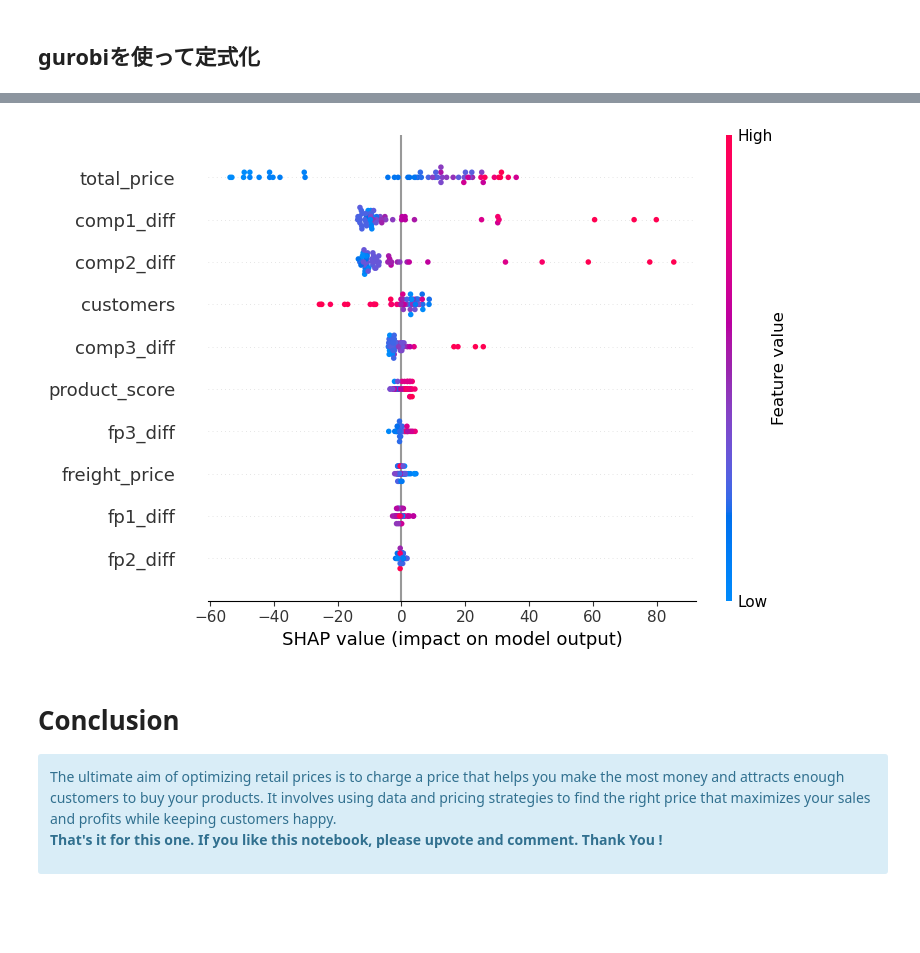
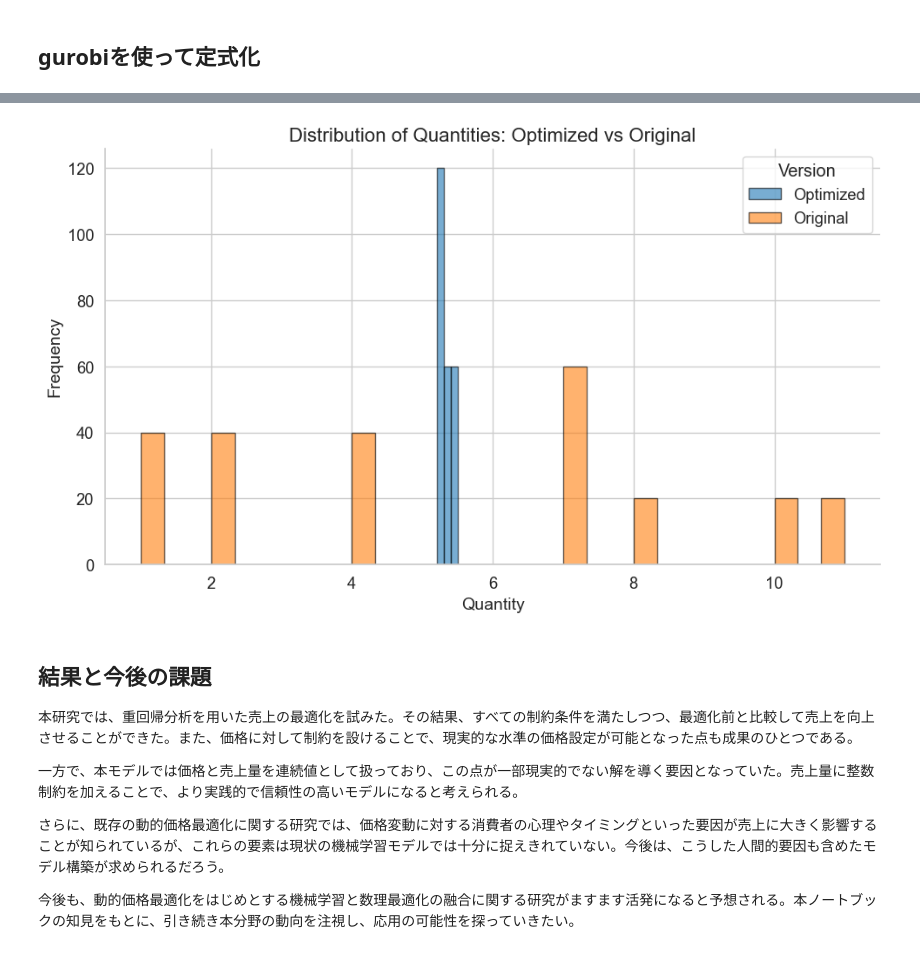
Before and after one commit to happy-kaichi/gurobi_machin-learning, a Jupyter notebook: retail-price-optimization.ipynb, the cells around one changed output, grey strips where cells are left out. Drawn from its saved outputs; the diff is of its cells as text; code cells hidden in the pictures; blank space fills up the shorter version.

```diff
--- a/retail-price-optimization.ipynb
+++ b/retail-price-optimization.ipynb
@@ -477,7 +605,9 @@ for i in target_qty.index:
     price = new_price[i].X
     qty = new_qty[i].X
 
+
     revenue = price * qty
+    original_revenue = original_price * original_qty
 
     results.append({
         "product_id": pid,
@@ -485,7 +615,8 @@ for i in target_qty.index:
         "optimized_qty": qty,
         "original_price":original_price,
         "optimized_price": price,
-        "revenue": revenue
+        "original_revenue":original_revenue,
+        "optimal_revenue": revenue
     })
 
 # DataFrame化して表示
@@ -493,6 +624,6 @@ results_df = pd.DataFrame(results)
 
 # 結果表示（必要に応じてソートやフィルター）
 print(results_df)  # 上位10件のみ表示（多い場合）
-print("\n🔢 合計売上（最適化後）:", results_df["revenue"].sum())
+print("\n🔢 合計売上（最適化後）:", results_df["optimal_revenue"].sum())
 # %% [output]
     product_id  original_qty  optimized_qty  original_price  optimized_price  \
@@ -541,4 +645,0 @@ sum(original_revenue)
-# %%
-results_df["original_revenue"] = results_df["original_qty"] * results_df["optimized_price"]  # 比較用
-results_df["delta_qty"] = results_df["optimized_qty"] - results_df["original_qty"]
-results_df["delta_revenue"] = results_df["revenue"] - results_df["original_revenue"]
@@ -668,7 +680,7 @@ print(summary)
 # %%
 import plotly.express as px
 
-results_df["original_price"] = X["unit_price_x"]
+
 fig_price_change = px.scatter(
     results_df,
     x="original_price",
@@ -1114,14 +712,39 @@ The basic idea behind a SHAP summary plot is to display the average impact of ea
-# %%
-explainer = shap.TreeExplainer(model)
-shap_values = explainer.shap_values(X)
-shap.summary_plot(shap_values, X)
-# %% [output]
-[figure, removed]
-# %% [markdown]
-# Conclusion
-
-<div class="alert alert-info">
-The ultimate aim of optimizing retail prices is to charge a price that helps you make the most money and attracts enough customers to buy your products. It involves using data and pricing strategies to find the right price that maximizes your sales and profits while keeping customers happy.
-
-<strong>That's it for this one. If you like this notebook, please upvote and comment. Thank You !</strong>
-</div>
+# %%
+import matplotlib.pyplot as plt
+import seaborn as sns
+
+# スタイル設定
+sns.set(style="whitegrid", palette="muted", font_scale=1.2)
+
+# FigureとAxesの作成
+fig, ax = plt.subplots(figsize=(10, 6))
+
+# ヒストグラムの描画
+ax.hist(results_df["optimized_qty"], bins=3, alpha=0.6, label="Optimized", color="#1f77b4", edgecolor="black")
+ax.hist(results_df["original_qty"], bins=30, alpha=0.6, label="Original", color="#ff7f0e", edgecolor="black")
+
+# タイトルとラベル
+ax.set_title("Distribution of Quantities: Optimized vs Original", fontsize=16)
+ax.set_xlabel("Quantity", fontsize=14)
+ax.set_ylabel("Frequency", fontsize=14)
+
+# 凡例
+ax.legend(title="Version")
+
+# 枠線の非表示
+sns.despine()
+
+# 表示
+plt.tight_layout()
+plt.show()
+# %% [output]
+[figure, added]
+# %% [markdown]
+## 結果と今後の課題
+本研究では、重回帰分析を用いた売上の最適化を試みた。その結果、すべての制約条件を満たしつつ、最適化前と比較して売上を向上させることができた。また、価格に対して制約を設けることで、現実的な水準の価格設定が可能となった点も成果のひとつである。
+
+一方で、本モデルでは価格と売上量を連続値として扱っており、この点が一部現実的でない解を導く要因となっていた。売上量に整数制約を加えることで、より実践的で信頼性の高いモデルになると考えられる。
+
+さらに、既存の動的価格最適化に関する研究では、価格変動に対する消費者の心理やタイミングといった要因が売上に大きく影響することが知られているが、これらの要素は現状の機械学習モデルでは十分に捉えきれていない。今後は、こうした人間的要因も含めたモデル構築が求められるだろう。
+
+今後も、動的価格最適化をはじめとする機械学習と数理最適化の融合に関する研究がますます活発になると予想される。本ノートブックの知見をもとに、引き続き本分野の動向を注視し、応用の可能性を探っていきたい。
```
Also changed, not shown: parts of 67 cells of this notebook, 1 other file.
